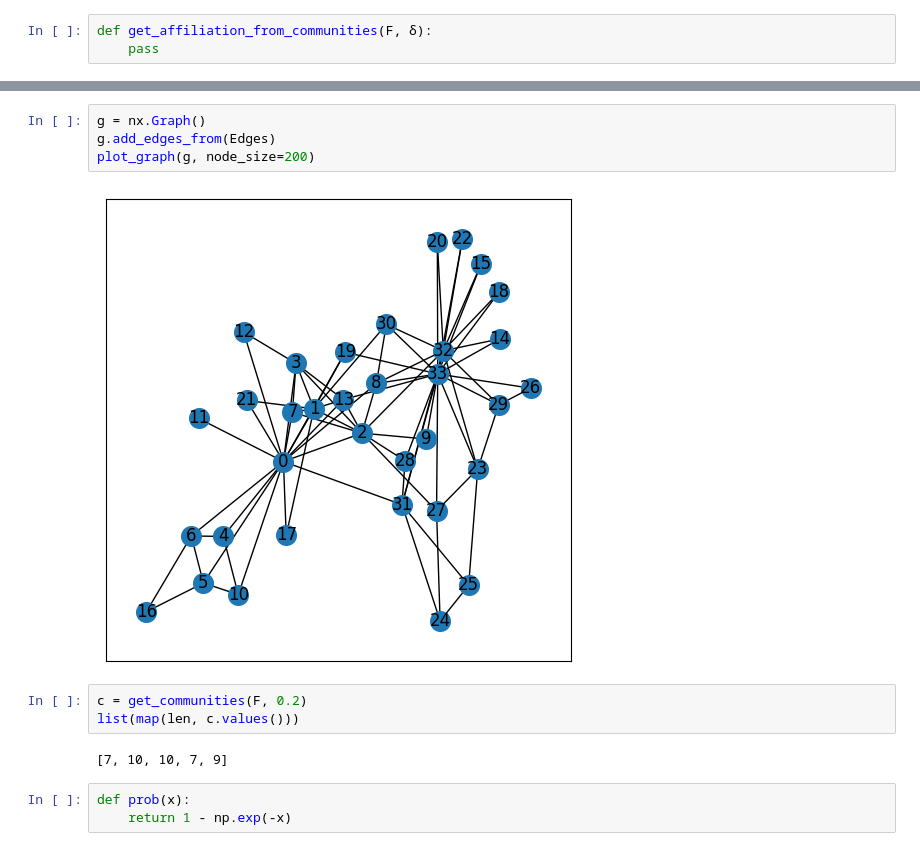
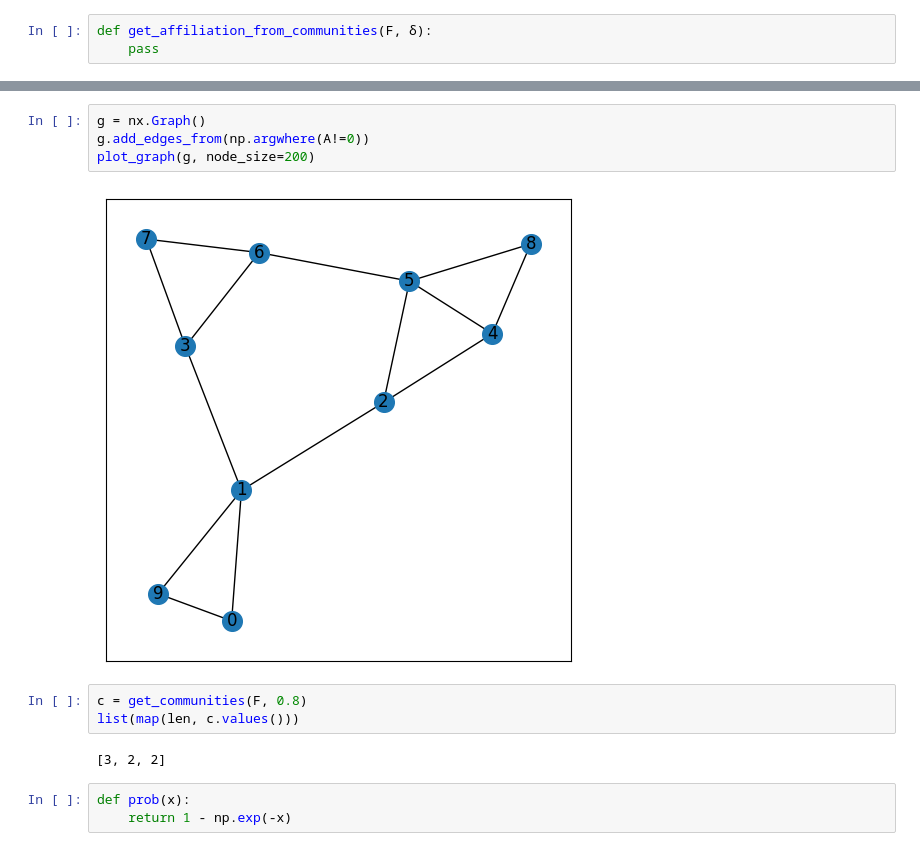
Before and after one commit to joelpoliveira/DataMiningCourse, a Jupyter notebook: TP/Lab Class TP11-20230518/PD_2223_TP11.ipynb, the cells around one changed output, grey strips where cells are left out. Drawn from its saved outputs; the diff is of its cells as text.

```diff
--- a/TP/Lab Class TP11-20230518/PD_2223_TP11.ipynb
+++ b/TP/Lab Class TP11-20230518/PD_2223_TP11.ipynb
@@ -523,14 +505,14 @@ plot_graph(g, node_size=200)
 # %%
 g = nx.Graph()
-g.add_edges_from(Edges)
+g.add_edges_from(np.argwhere(A!=0))
 plot_graph(g, node_size=200)
 # %% [output]
-[figure, old version]
+[figure, new version]
 # %%
-c = get_communities(F, 0.2)
+c = get_communities(F, 0.8)
 list(map(len, c.values()))
 # %% [output]
-[7, 10, 10, 7, 9]
+[3, 2, 2]
 # %%
 def prob(x):
     return 1 - np.exp(-x)
```
Also changed, not shown: parts of 30 cells of this notebook, 2 other files.
